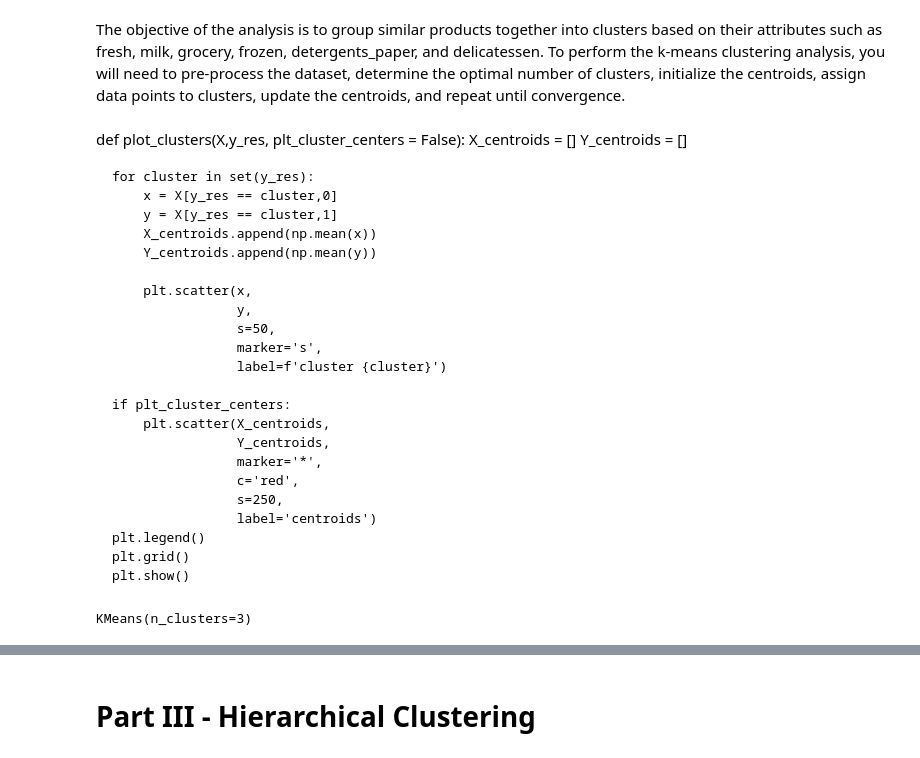
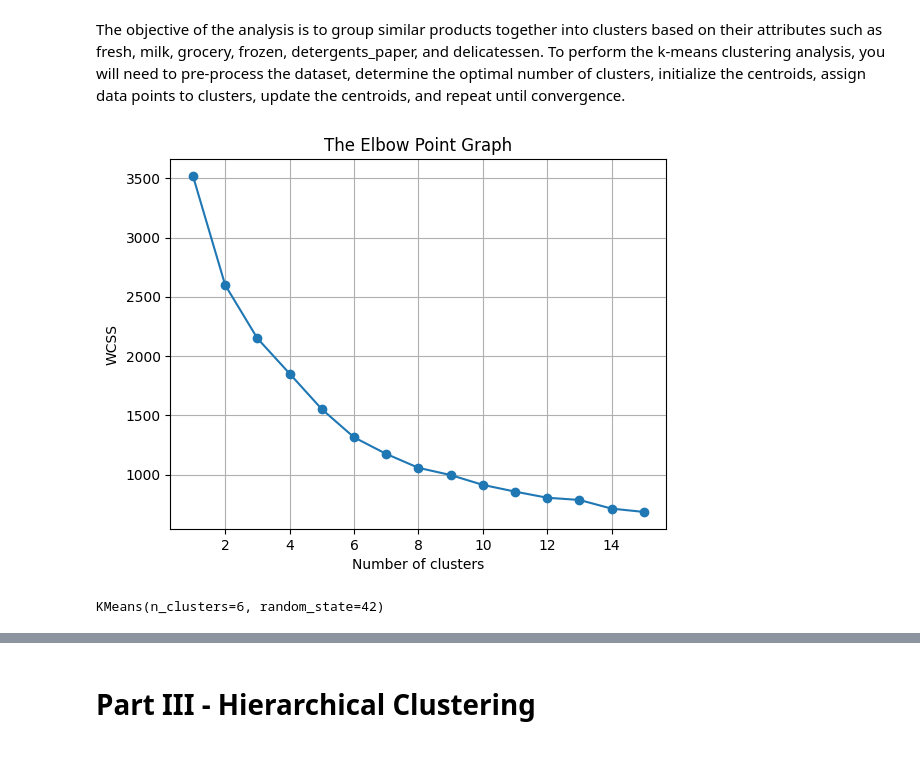
Before and after one commit to Dhru-win/unsupervised_ml_project, a Jupyter notebook: Unsupervised Learning - Project.ipynb, the cells around one changed output, grey strips where cells are left out. Saved outputs shown, nothing was run; the diff lists cells and outputs as text; code cells hidden in the pictures.

Commit message:
build model using k-means algorithm

```diff
--- a/Unsupervised Learning - Project.ipynb
+++ b/Unsupervised Learning - Project.ipynb
@@ -23,7 +23,7 @@ import seaborn as sns
 import matplotlib.pyplot as plt
 import numpy as np
 # %%
-wholesale_df = pd.read_csv('Wholesale_Data.csv')
+wholesale_df = pd.read_csv('./data/Wholesale_Data.csv')
 # %%
 print(wholesale_df.head(5))
 # %% [output]
@@ -119,33 +121,9 @@ sns.clustermap(corr_matrix, annot=True, linewidths=0.5, figsize=(8,8))
+# %%
+scaler = StandardScaler()
+wholesale_df_scaled = pd.DataFrame(scaler.fit_transform(wholesale_df), columns=wholesale_df.columns)
 # %% [markdown]
 # Part II - KMeans Clustering
 # %% [markdown]
 The objective of the analysis is to group similar products together into clusters based on their attributes such as fresh, milk, grocery, frozen, detergents_paper, and delicatessen. To perform the k-means clustering analysis, you will need to pre-process the dataset, determine the optimal number of clusters, initialize the centroids, assign data points to clusters, update the centroids, and repeat until convergence.
-# %% [markdown]
-def plot_clusters(X,y_res, plt_cluster_centers = False):
-    X_centroids = []
-    Y_centroids = []
-
-    for cluster in set(y_res):
-        x = X[y_res == cluster,0]
-        y = X[y_res == cluster,1]
-        X_centroids.append(np.mean(x))
-        Y_centroids.append(np.mean(y))
-
-        plt.scatter(x,
-                    y,
-                    s=50,
-                    marker='s',
-                    label=f'cluster {cluster}')
-
-    if plt_cluster_centers:
-        plt.scatter(X_centroids,
-                    Y_centroids,
-                    marker='*',
-                    c='red',
-                    s=250,
-                    label='centroids')
-    plt.legend()
-    plt.grid()
-    plt.show()
 # %%
 from sklearn.cluster import KMeans
@@ -154,5 +130,25 @@ X = wholesale_df.iloc[:, 2:] #all the columns with contineous data
-# %%
-kmeans = KMeans(n_clusters=3)
-kmeans.fit(X)
-# %% [output]
-KMeans(n_clusters=3)
+# %%
+# calculatind wcss for different number of clusters to find the optimal number of clusters
+wcss = []
+max_clusters = 16 # wont include 16
+for i in range(1, max_clusters):
+    kmeans = KMeans(n_clusters=i, init='k-means++', random_state=42)
+    kmeans.fit(wholesale_df_scaled)
+    wcss.append(kmeans.inertia_)
+# %%
+# plotting to find the elbow point
+plt.plot(range(1, max_clusters), wcss, marker='o')
+plt.title('The Elbow Point Graph')
+plt.xlabel('Number of clusters')
+plt.ylabel('WCSS')
+plt.grid()
+plt.show()
+# %% [output]
+[figure, added]
+# %%
+# building the model with the optimal number of clusters
+kmeans = KMeans(n_clusters=6, init='k-means++', random_state=42)
+
+kmeans.fit(wholesale_df_scaled)
+# %% [output]
+KMeans(n_clusters=6, random_state=42)
```
Also changed, not shown: parts of 4 cells of this notebook.
